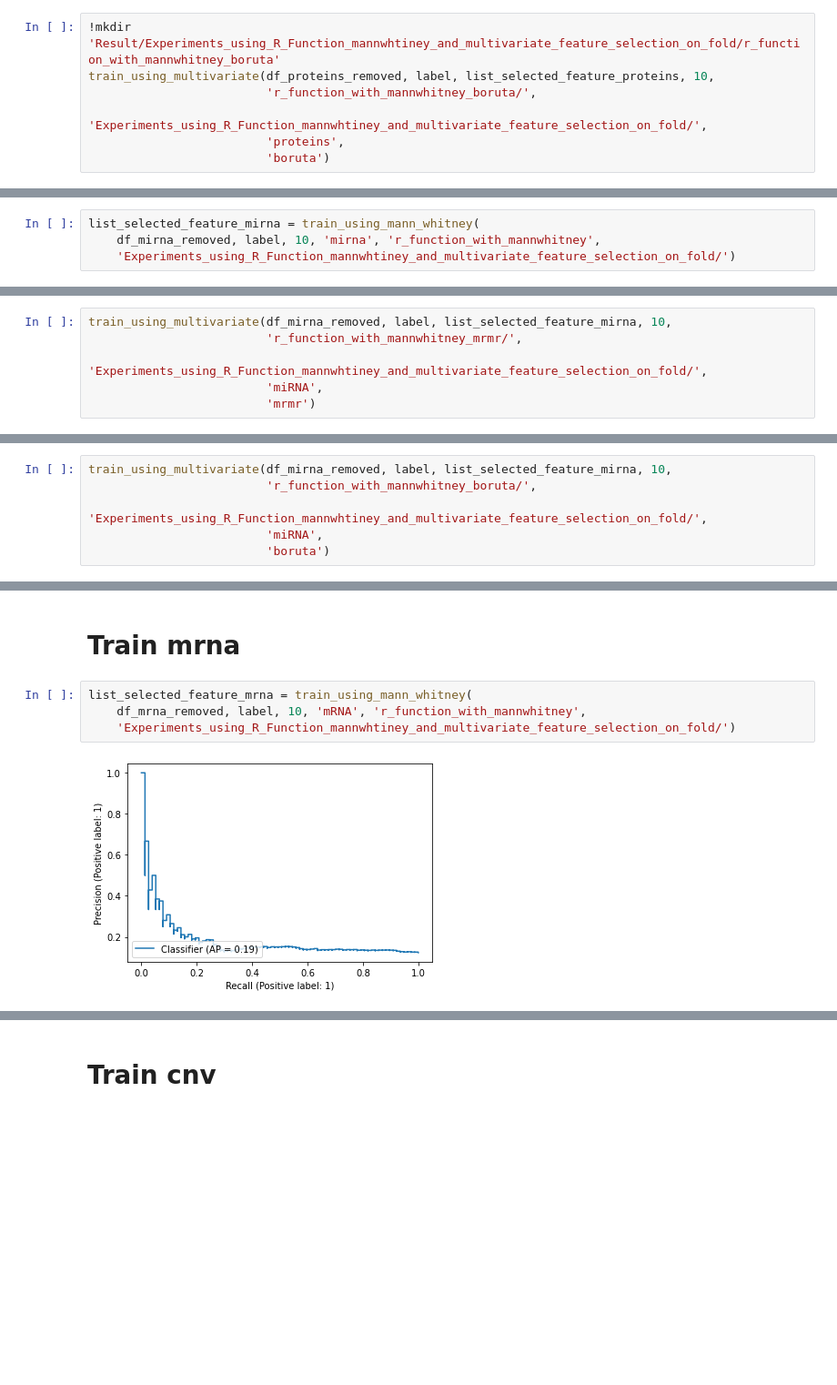
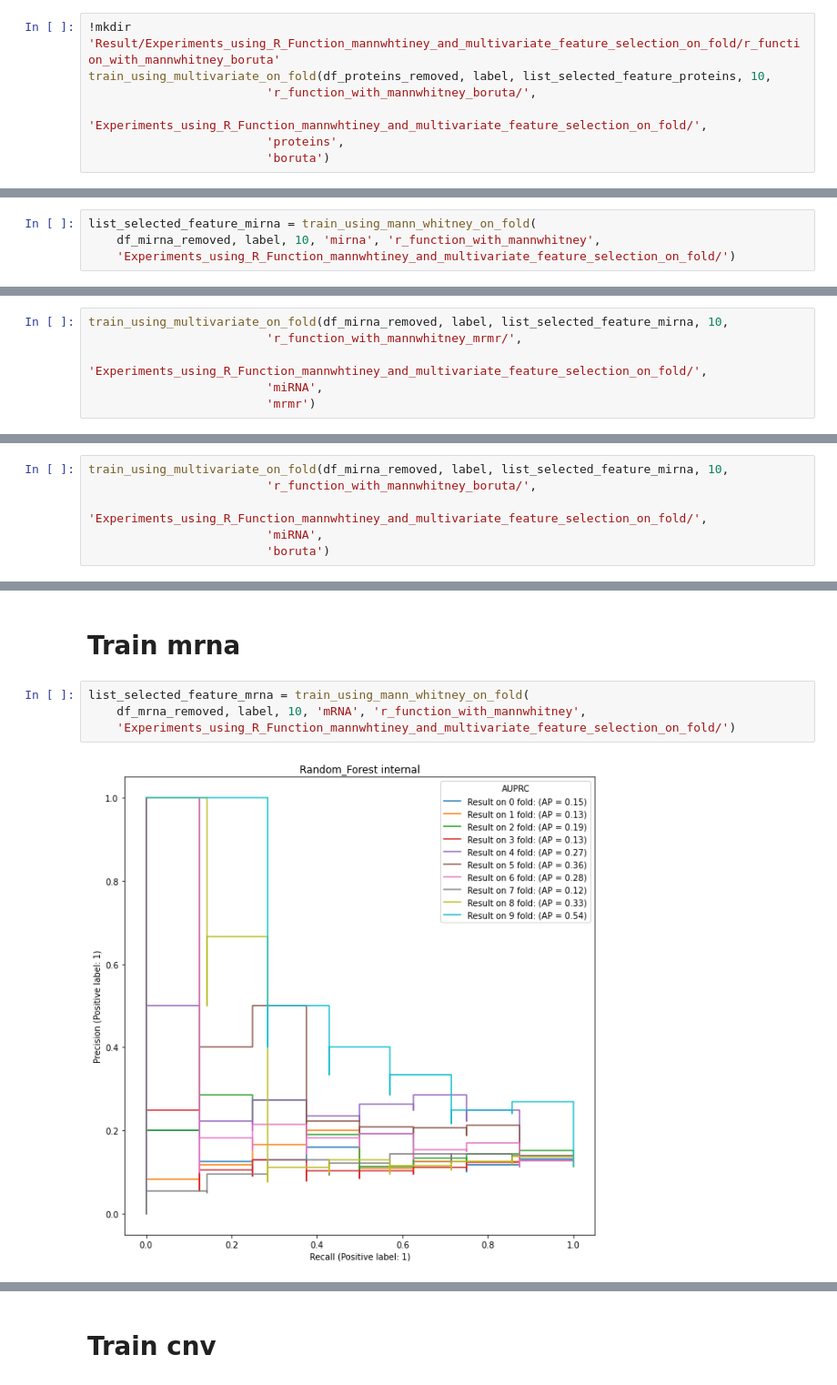
Before and after one commit to aleberans/Analisi-dati-multi-omici-per-la-predizione-della-prognosi-di-pazienti-oncologici, a Jupyter notebook: Experiments_using_R_Function_mannwhtiney_and_multivariate_feature_selection.ipynb, the cells around one changed output, grey strips where cells are left out. Shown at 91% size. Cells and saved outputs as stored; diff of their text form; blank space fills up the shorter version.

Commit message:
update training notebook

```diff
--- a/Experiments_using_R_Function_mannwhtiney_and_multivariate_feature_selection.ipynb
+++ b/Experiments_using_R_Function_mannwhtiney_and_multivariate_feature_selection.ipynb
@@ -567,6 +569,6 @@ Order    Fea     Name    Score
 # %%
 !mkdir 'Result/Experiments_using_R_Function_mannwhtiney_and_multivariate_feature_selection_on_fold/r_function_with_mannwhitney_boruta'
-train_using_multivariate(df_proteins_removed, label, list_selected_feature_proteins, 10,
+train_using_multivariate_on_fold(df_proteins_removed, label, list_selected_feature_proteins, 10,
                          'r_function_with_mannwhitney_boruta/',
                          'Experiments_using_R_Function_mannwhtiney_and_multivariate_feature_selection_on_fold/',
                          'proteins',
@@ -587,6 +589,6 @@ train_using_multivariate(df_proteins_removed, label, list_selected_feature_prote
 # %% [markdown]
 # Train miRNA
 # %%
-list_selected_feature_mirna = train_using_mann_whitney(
+list_selected_feature_mirna = train_using_mann_whitney_on_fold(
     df_mirna_removed, label, 10, 'mirna', 'r_function_with_mannwhitney',
     'Experiments_using_R_Function_mannwhtiney_and_multivariate_feature_selection_on_fold/')
@@ -593,5 +598,5 @@ list_selected_feature_mirna = train_using_mann_whitney(
 # %%
-train_using_multivariate(df_mirna_removed, label, list_selected_feature_mirna, 10,
+train_using_multivariate_on_fold(df_mirna_removed, label, list_selected_feature_mirna, 10,
                          'r_function_with_mannwhitney_mrmr/',
                          'Experiments_using_R_Function_mannwhtiney_and_multivariate_feature_selection_on_fold/',
                          'miRNA',
@@ -599,5 +794,5 @@ train_using_multivariate(df_mirna_removed, label, list_selected_feature_mirna, 1
 # %%
-train_using_multivariate(df_mirna_removed, label, list_selected_feature_mirna, 10,
+train_using_multivariate_on_fold(df_mirna_removed, label, list_selected_feature_mirna, 10,
                          'r_function_with_mannwhitney_boruta/',
                          'Experiments_using_R_Function_mannwhtiney_and_multivariate_feature_selection_on_fold/',
                          'miRNA',
@@ -605,8 +813,8 @@ train_using_multivariate(df_mirna_removed, label, list_selected_feature_mirna, 1
 # %% [markdown]
 # Train mrna
 # %%
-list_selected_feature_mrna = train_using_mann_whitney(
+list_selected_feature_mrna = train_using_mann_whitney_on_fold(
     df_mrna_removed, label, 10, 'mRNA', 'r_function_with_mannwhitney',
     'Experiments_using_R_Function_mannwhtiney_and_multivariate_feature_selection_on_fold/')
 # %% [output]
-[figure, old version]
+[figure, new version]
```
Also changed, not shown: parts of 43 cells of this notebook, 4 other files.
